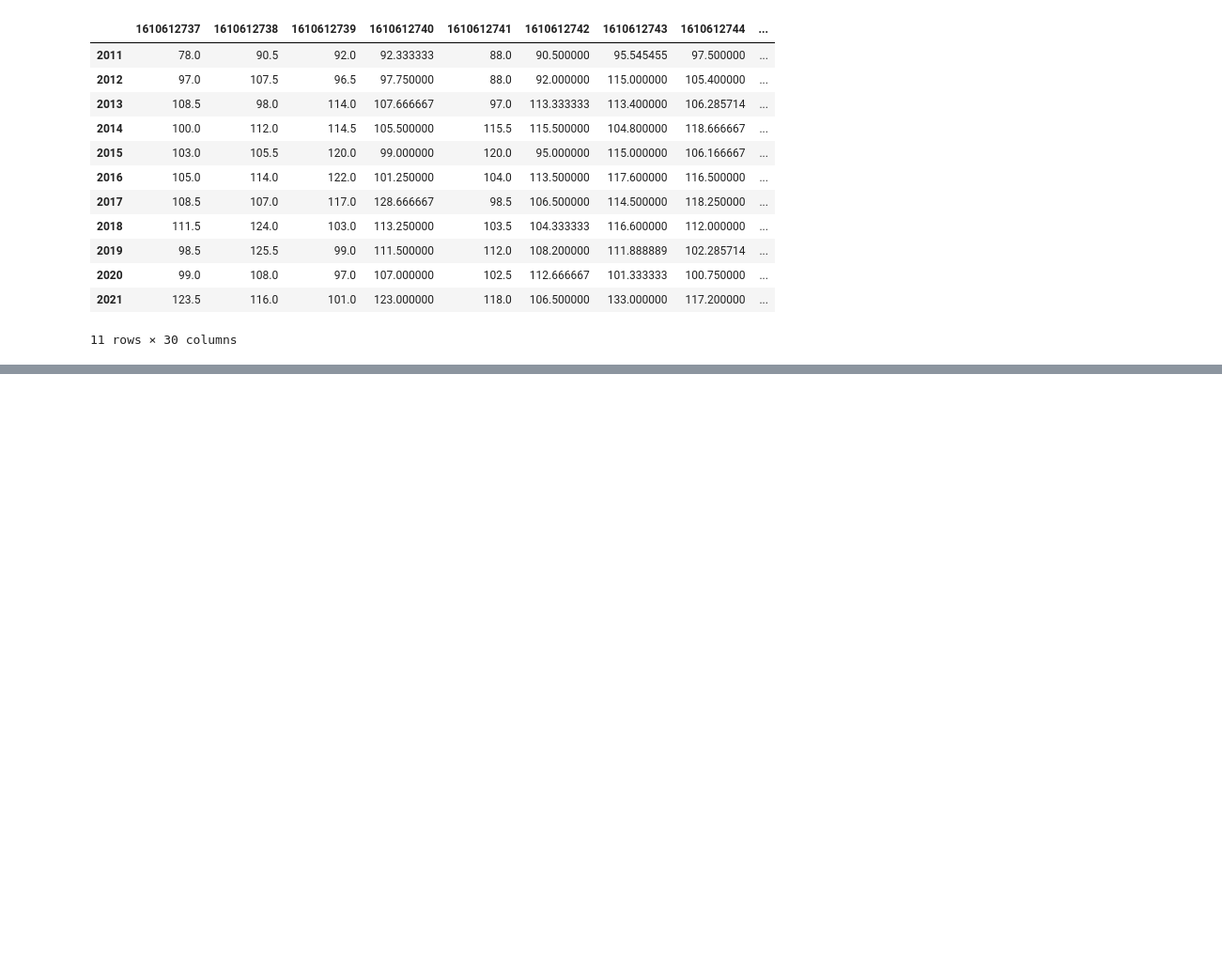
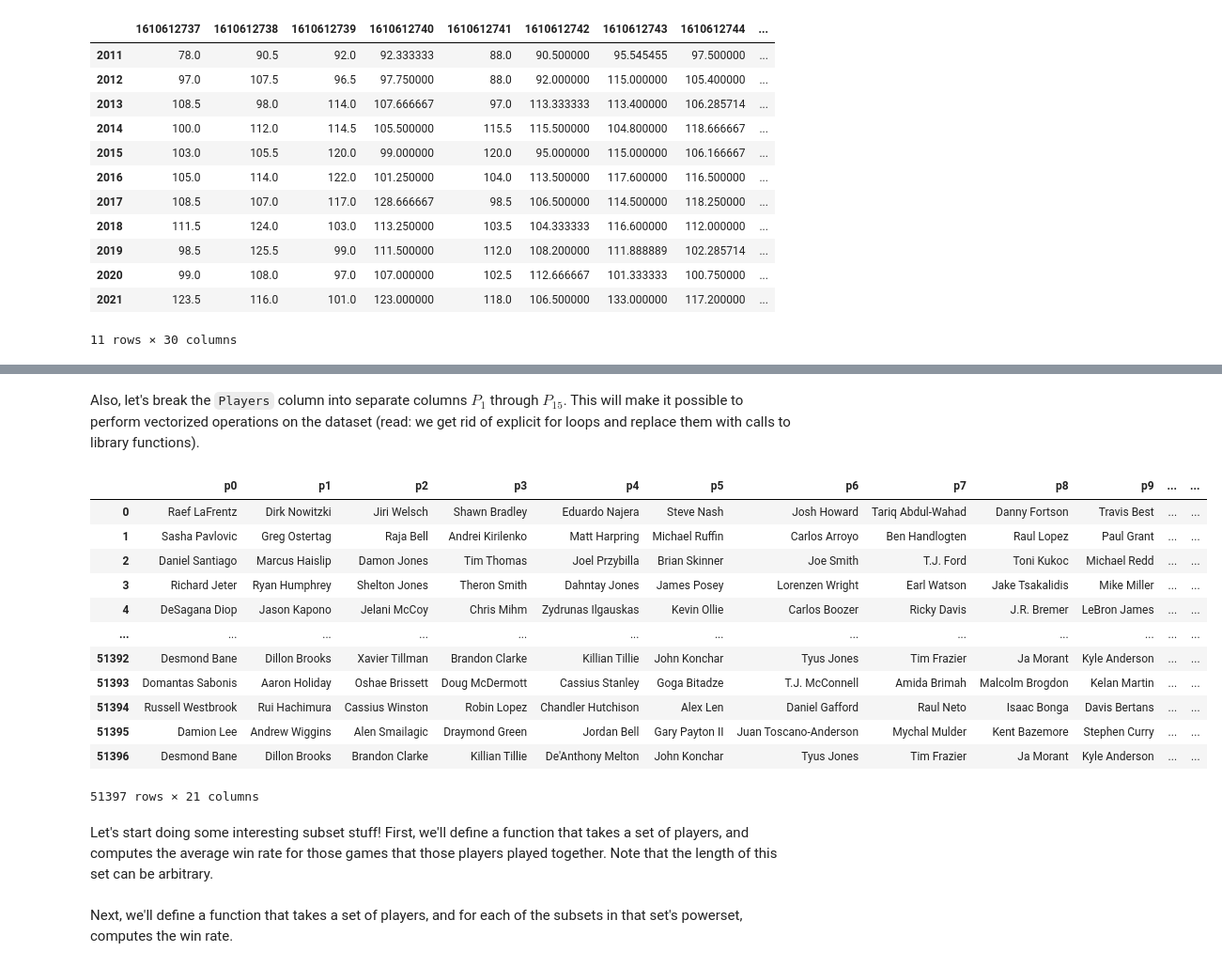
Before and after one commit to andrewyuantw/LakersAnalysis, a Jupyter notebook: Code/Analysis.ipynb, the cells around one changed output, grey strips where cells are left out. Shown at 94% size. Drawn from its saved outputs; the diff is of its cells as text; code cells hidden in the pictures; blank space fills up the shorter version.

```diff
--- a/Code/Analysis.ipynb
+++ b/Code/Analysis.ipynb
@@ -408,0 +679,3 @@ As a reminder, our null hypothesis is that the Lakers did not have a team with s
+# %%
+game_details = pd.read_csv("../Datasets/TeamComposition/games_details.csv")
+game_details
@@ -408,0 +721,2 @@ As a reminder, our null hypothesis is that the Lakers did not have a team with s
+# %%
+aggregated_games_details = game_details[['GAME_ID', 'TEAM_ID', 'PLAYER_NAME']].groupby(by=['GAME_ID', 'TEAM_ID'])['PLAYER_NAME'].apply(set).reset_index(name='PLAYERS')
@@ -408,0 +749,11 @@ As a reminder, our null hypothesis is that the Lakers did not have a team with s
+# %%
+games = pd.read_csv("../Datasets/TeamComposition/games.csv")
+
+ds_join = aggregated_games_details.merge(games, on=['GAME_ID'], how='left')
+ds_join['WON'] = (
+    ((ds_join['TEAM_ID'] == ds_join['HOME_TEAM_ID']) & ds_join['HOME_TEAM_WINS'] == 1) |
+    ((ds_join['TEAM_ID'] == ds_join['VISITOR_TEAM_ID']) & ds_join['HOME_TEAM_WINS'] == 0)
+)
+
+team_wins_df = ds_join[['GAME_ID', 'TEAM_ID', 'PLAYERS', 'WON']]
+team_wins_df
@@ -408,0 +774,26 @@ As a reminder, our null hypothesis is that the Lakers did not have a team with s
+# %% [markdown]
+Also, let's break the `Players` column into separate columns $P_1$ through $P_{15}$. This will make it possible to perform vectorized operations on the dataset (read: we get rid of explicit for loops and replace them with calls to library functions).
+# %%
+exploded_df = pd.DataFrame(
+    team_wins_df['PLAYERS'].to_list(),
+    columns=[f'p{i}' for i in range(20)]
+)
+exploded_df['won'] = team_wins_df['WON']
+
+exploded_df
+# %% [output]
+|  | p0 | p1 | p2 | p3 | p4 | p5 | p6 | p7 | p8 | p9 | ... | ... |
+| 0 | Raef LaFrentz | Dirk Nowitzki | Jiri Welsch | Shawn Bradley | Eduardo Najera | Steve Nash | Josh Howard | Tariq Abdul-Wahad | Danny Fortson | Travis Best | ... | ... |
+| 1 | Sasha Pavlovic | Greg Ostertag | Raja Bell | Andrei Kirilenko | Matt Harpring | Michael Ruffin | Carlos Arroyo | Ben Handlogten | Raul Lopez | Paul Grant | ... | ... |
+| 2 | Daniel Santiago | Marcus Haislip | Damon Jones | Tim Thomas | Joel Przybilla | Brian Skinner | Joe Smith | T.J. Ford | Toni Kukoc | Michael Redd | ... | ... |
+| 3 | Richard Jeter | Ryan Humphrey | Shelton Jones | Theron Smith | Dahntay Jones | James Posey | Lorenzen Wright | Earl Watson | Jake Tsakalidis | Mike Miller | ... | ... |
+| 4 | DeSagana Diop | Jason Kapono | Jelani McCoy | Chris Mihm | Zydrunas Ilgauskas | Kevin Ollie | Carlos Boozer | Ricky Davis | J.R. Bremer | LeBron James | ... | ... |
+| ... | ... | ... | ... | ... | ... | ... | ... | ... | ... | ... | ... | ... |
+| 51392 | Desmond Bane | Dillon Brooks | Xavier Tillman | Brandon Clarke | Killian Tillie | John Konchar | Tyus Jones | Tim Frazier | Ja Morant | Kyle Anderson | ... | ... |
+| 51393 | Domantas Sabonis | Aaron Holiday | Oshae Brissett | Doug McDermott | Cassius Stanley | Goga Bitadze | T.J. McConnell | Amida Brimah | Malcolm Brogdon | Kelan Martin | ... | ... |
+| 51394 | Russell Westbrook | Rui Hachimura | Cassius Winston | Robin Lopez | Chandler Hutchison | Alex Len | Daniel Gafford | Raul Neto | Isaac Bonga | Davis Bertans | ... | ... |
+| 51395 | Damion Lee | Andrew Wiggins | Alen Smailagic | Draymond Green | Jordan Bell | Gary Payton II | Juan Toscano-Anderson | Mychal Mulder | Kent Bazemore | Stephen Curry | ... | ... |
+| 51396 | Desmond Bane | Dillon Brooks | Brandon Clarke | Killian Tillie | De'Anthony Melton | John Konchar | Tyus Jones | Tim Frazier | Ja Morant | Kyle Anderson | ... | ... |
+51397 rows × 21 columns
+# %% [markdown]
+Let's start doing some interesting subset stuff! First, we'll define a function that takes a set of players, and computes the average win rate for those games that those players played together. Note that the length of this set can be arbitrary.
@@ -408,0 +803,2 @@ As a reminder, our null hypothesis is that the Lakers did not have a team with s
+# %% [markdown]
+Next, we'll define a function that takes a set of players, and for each of the subsets in that set's powerset, computes the win rate.
```
Also changed, not shown: parts of 65 cells of this notebook, 6 other files.
